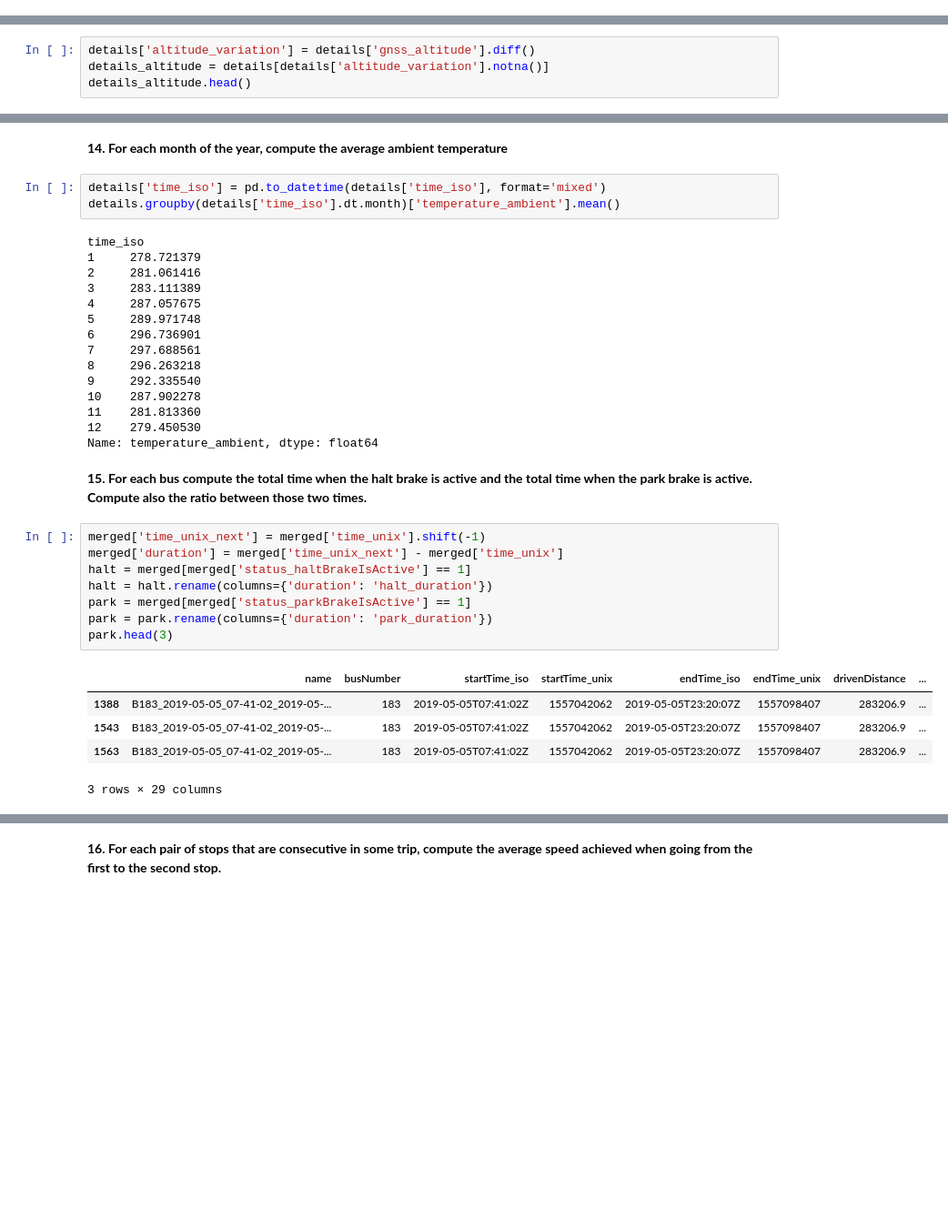
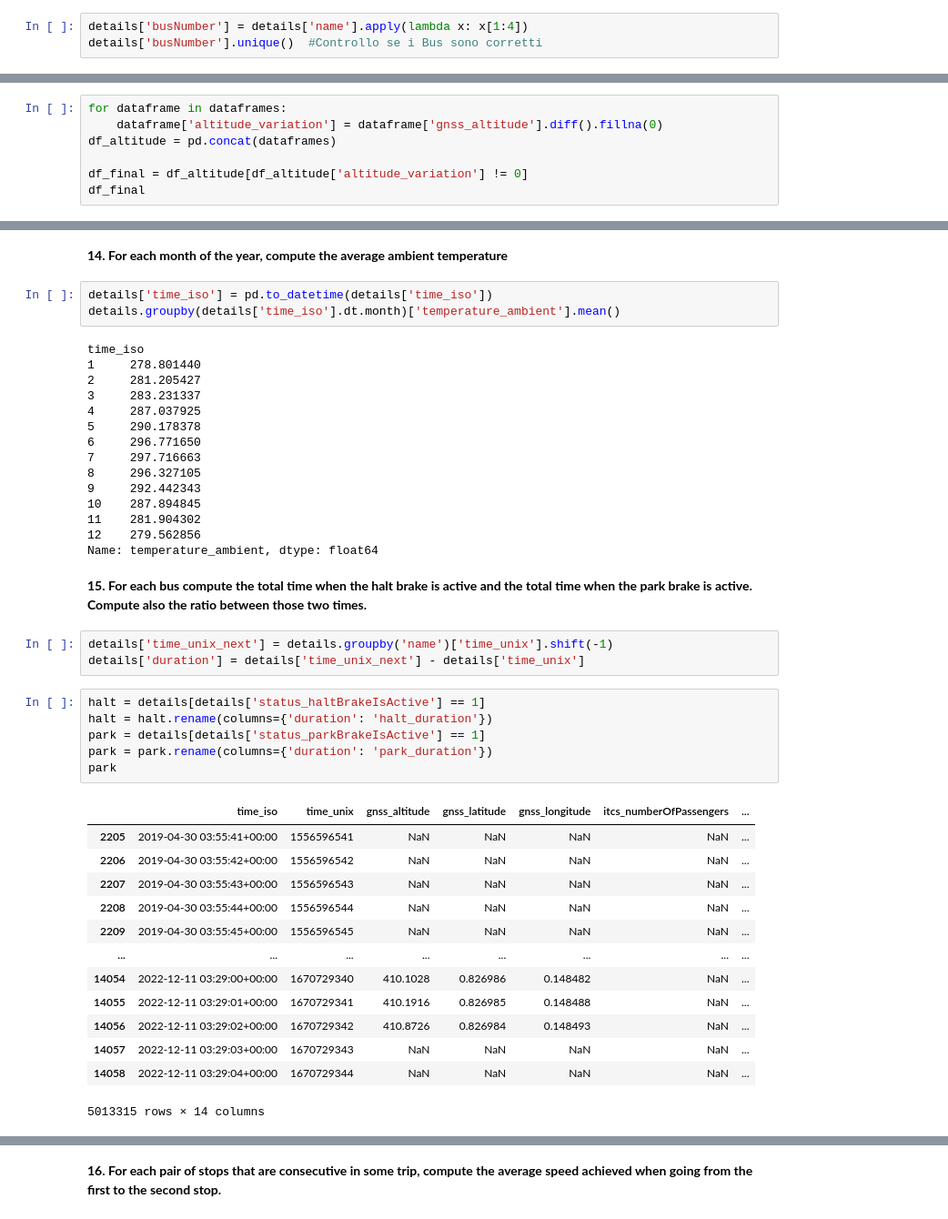
Before and after one commit to EnricoBent/Project_2023_Bentley_Simeoni, a Jupyter notebook: Project_Bentley_Simeoni.ipynb, the cells around one changed output, grey strips where cells are left out. Shown: that part at 91% size. Drawn from its saved outputs; the diff is of its cells as text; blank space fills up the shorter version.

```diff
--- a/Project_Bentley_Simeoni.ipynb
+++ b/Project_Bentley_Simeoni.ipynb
@@ -119,0 +143,3 @@ print(f"{round(tot_time)//60} min {round(tot_time)%60} sec")
+# %%
+details['busNumber'] = details['name'].apply(lambda x: x[1:4])
+details['busNumber'].unique()  #Controllo se i Bus sono corretti
@@ -263,8 +299,11 @@ Name: 0, dtype: object
 # %% [markdown]
 **12. Extract the rows of the details such that the gnss_altitude differs from the value in the preceding row. Store also the difference in the variable altitude_variation.**
 # %%
-details['altitude_variation'] = details['gnss_altitude'].diff()
-details_altitude = details[details['altitude_variation'].notna()]
-details_altitude.head()
+for dataframe in dataframes:
+    dataframe['altitude_variation'] = dataframe['gnss_altitude'].diff().fillna(0)
+df_altitude = pd.concat(dataframes)
+
+df_final = df_altitude[df_altitude['altitude_variation'] != 0]
+df_final
 # %% [output]
 |  | time_iso | time_unix | gnss_altitude | gnss_latitude | gnss_longitude | itcs_numberOfPassengers | ... |
@@ -295,39 +341,48 @@ Name: altitude_variation_abs, Length: 1408, dtype: float64
 # %% [markdown]
 **14. For each month of the year, compute the average ambient temperature**
 # %%
-details['time_iso'] = pd.to_datetime(details['time_iso'], format='mixed')
+details['time_iso'] = pd.to_datetime(details['time_iso'])
 details.groupby(details['time_iso'].dt.month)['temperature_ambient'].mean()
 # %% [output]
 time_iso
-1     278.721379
-2     281.061416
-3     283.111389
-4     287.057675
-5     289.971748
-6     296.736901
-7     297.688561
-8     296.263218
-9     292.335540
-10    287.902278
-11    281.813360
-12    279.450530
+1     278.801440
+2     281.205427
+3     283.231337
+4     287.037925
+5     290.178378
+6     296.771650
+7     297.716663
+8     296.327105
+9     292.442343
+10    287.894845
+11    281.904302
+12    279.562856
 Name: temperature_ambient, dtype: float64
 # %% [markdown]
 **15. For each bus compute the total time when the halt brake is active and the total time when the park brake is active. Compute also the ratio between those two times.**
+# %%
+details['time_unix_next'] = details.groupby('name')['time_unix'].shift(-1)
+details['duration'] = details['time_unix_next'] - details['time_unix']
 # %%
-merged['time_unix_next'] = merged['time_unix'].shift(-1)
-merged['duration'] = merged['time_unix_next'] - merged['time_unix']
-halt = merged[merged['status_haltBrakeIsActive'] == 1]
+halt = details[details['status_haltBrakeIsActive'] == 1]
 halt = halt.rename(columns={'duration': 'halt_duration'})
-park = merged[merged['status_parkBrakeIsActive'] == 1]
+park = details[details['status_parkBrakeIsActive'] == 1]
 park = park.rename(columns={'duration': 'park_duration'})
-park.head(3)
+park
 # %% [output]
-|  | name | busNumber | startTime_iso | startTime_unix | endTime_iso | endTime_unix | drivenDistance | ... |
-| 1388 | B183_2019-05-05_07-41-02_2019-05-... | 183 | 2019-05-05T07:41:02Z | 1557042062 | 2019-05-05T23:20:07Z | 1557098407 | 283206.9 | ... |
-| 1543 | B183_2019-05-05_07-41-02_2019-05-... | 183 | 2019-05-05T07:41:02Z | 1557042062 | 2019-05-05T23:20:07Z | 1557098407 | 283206.9 | ... |
-| 1563 | B183_2019-05-05_07-41-02_2019-05-... | 183 | 2019-05-05T07:41:02Z | 1557042062 | 2019-05-05T23:20:07Z | 1557098407 | 283206.9 | ... |
+|  | time_iso | time_unix | gnss_altitude | gnss_latitude | gnss_longitude | itcs_numberOfPassengers | ... |
+| 2205 | 2019-04-30 03:55:41+00:00 | 1556596541 | NaN | NaN | NaN | NaN | ... |
+| 2206 | 2019-04-30 03:55:42+00:00 | 1556596542 | NaN | NaN | NaN | NaN | ... |
+| 2207 | 2019-04-30 03:55:43+00:00 | 1556596543 | NaN | NaN | NaN | NaN | ... |
+| 2208 | 2019-04-30 03:55:44+00:00 | 1556596544 | NaN | NaN | NaN | NaN | ... |
+| 2209 | 2019-04-30 03:55:45+00:00 | 1556596545 | NaN | NaN | NaN | NaN | ... |
+| ... | ... | ... | ... | ... | ... | ... | ... |
+| 14054 | 2022-12-11 03:29:00+00:00 | 1670729340 | 410.1028 | 0.826986 | 0.148482 | NaN | ... |
+| 14055 | 2022-12-11 03:29:01+00:00 | 1670729341 | 410.1916 | 0.826985 | 0.148488 | NaN | ... |
+| 14056 | 2022-12-11 03:29:02+00:00 | 1670729342 | 410.8726 | 0.826984 | 0.148493 | NaN | ... |
+| 14057 | 2022-12-11 03:29:03+00:00 | 1670729343 | NaN | NaN | NaN | NaN | ... |
+| 14058 | 2022-12-11 03:29:04+00:00 | 1670729344 | NaN | NaN | NaN | NaN | ... |
-3 rows × 29 columns
+5013315 rows × 14 columns
 # %%
 halt_grouped = halt.groupby(['busNumber', 'status_haltBrakeIsActive'])['halt_duration'].sum().reset_index()
 park_grouped = park.groupby(['busNumber', 'status_parkBrakeIsActive'])['park_duration'].sum().reset_index()
```
Also changed, not shown: parts of 29 cells of this notebook.
